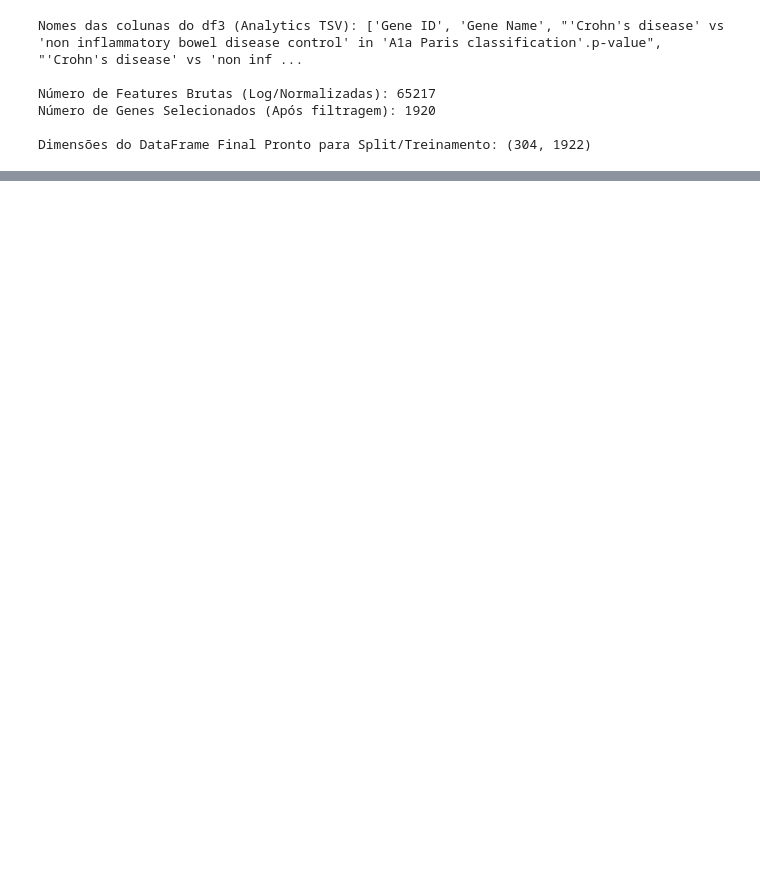
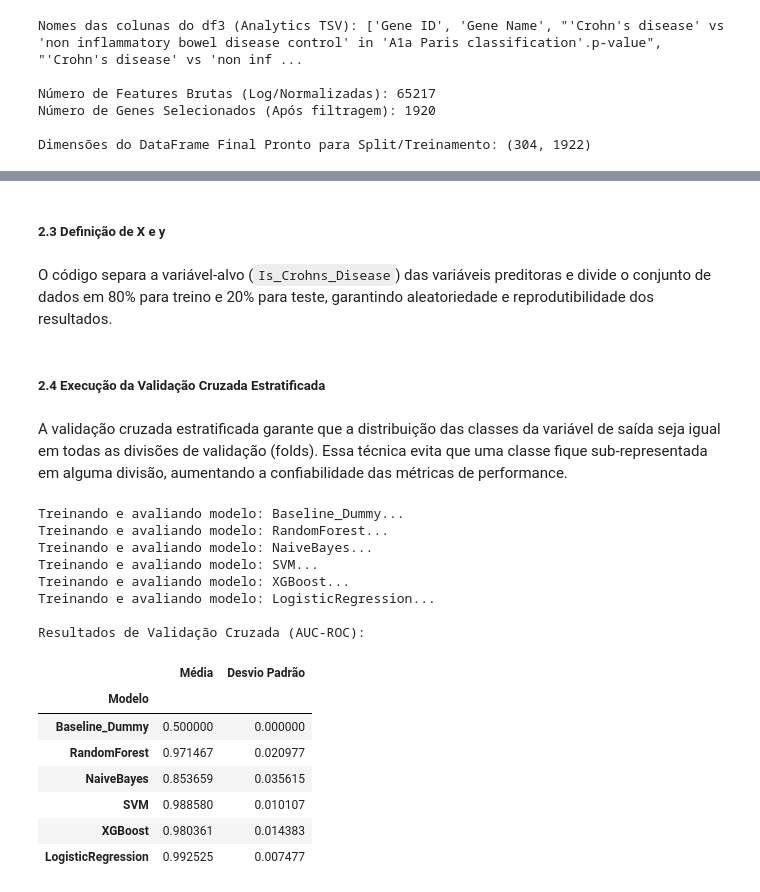
Before and after one commit to jonatas727/Trabalho-Final-Machine-Learning, a Jupyter notebook: Arquivos_projeto/DataCrohn.ipynb, the cells around one changed output, grey strips where cells are left out. Saved outputs shown, nothing was run; the diff lists cells and outputs as text; code cells hidden in the pictures; blank space fills up the shorter version.

```diff
--- a/Arquivos_projeto/DataCrohn.ipynb
+++ b/Arquivos_projeto/DataCrohn.ipynb
@@ -459,0 +536,4 @@ df_tratado
+# %% [markdown]
+##### 2.3 Definição de X e y
+# %% [markdown]
+O código separa a variável-alvo (``Is_Crohns_Disease``) das variáveis preditoras e divide o conjunto de dados em 80% para treino e 20% para teste, garantindo aleatoriedade e reprodutibilidade dos resultados.
@@ -459,0 +544,54 @@ df_tratado
+# %% [markdown]
+##### 2.4 Execução da Validação Cruzada Estratificada
+# %% [markdown]
+A validação cruzada estratificada garante que a distribuição das classes da variável de saída seja igual em todas as divisões de validação (folds). Essa técnica evita que uma classe fique sub-representada em alguma divisão, aumentando a confiabilidade das métricas de performance.
+# %%
+results_raw = {}
+
+for name, model in models.items():
+    print(f"Treinando e avaliando modelo: {name}...")
+
+    pipeline = Pipeline([
+        ('scaler', StandardScaler()),
+        ('model', model)
+    ])
+
+    scores = cross_val_score(
+        pipeline, X, y,
+        cv=outer_cv,
+        scoring=auc_scorer,  # usamos a função personalizada
+        n_jobs=-1
+    )
+
+    # limpar NaNs (caso algum fold tenha falhado)
+    valid_scores = [s for s in scores if not np.isnan(s)]
+
+    results_raw[name] = {
+        'Média': np.mean(valid_scores),
+        'Desvio Padrão': np.std(valid_scores)
+    }
+
+# Converter em DataFrame
+results_raw = pd.DataFrame(results_raw).T
+results_raw.index.name = 'Modelo'
+results_raw.columns.name = None
+
+print("\nResultados de Validação Cruzada (AUC-ROC):")
+display(results_raw)
+# %% [output]
+Treinando e avaliando modelo: Baseline_Dummy...
+Treinando e avaliando modelo: RandomForest...
+Treinando e avaliando modelo: NaiveBayes...
+Treinando e avaliando modelo: SVM...
+Treinando e avaliando modelo: XGBoost...
+Treinando e avaliando modelo: LogisticRegression...
+
+Resultados de Validação Cruzada (AUC-ROC):
+|  | Média | Desvio Padrão |
+| Modelo |  |  |
+| Baseline_Dummy | 0.500000 | 0.000000 |
+| RandomForest | 0.971467 | 0.020977 |
+| NaiveBayes | 0.853659 | 0.035615 |
+| SVM | 0.988580 | 0.010107 |
+| XGBoost | 0.980361 | 0.014383 |
+| LogisticRegression | 0.992525 | 0.007477 |
```
Also changed, not shown: parts of 89 cells of this notebook.
